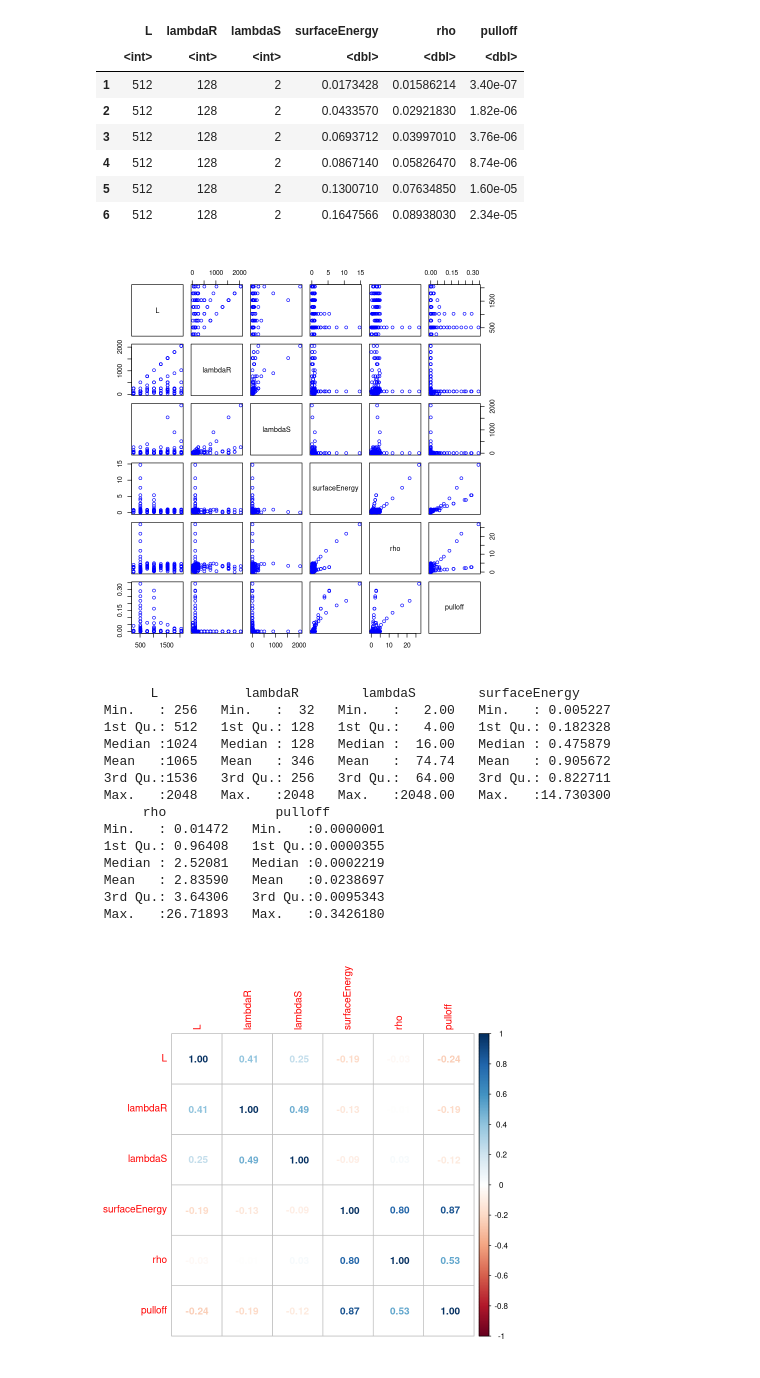
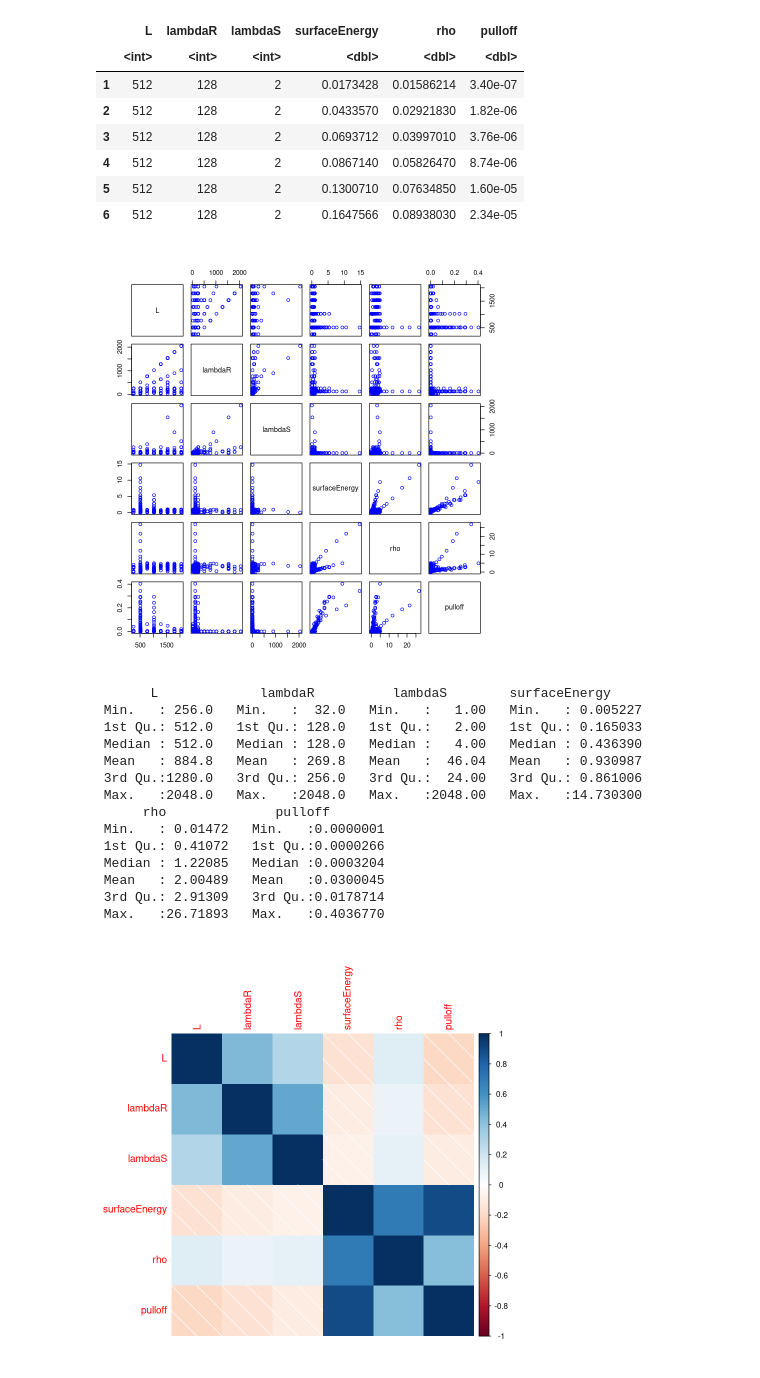
Before and after one commit to Marc-Honecker/CSMP-Project, a Jupyter notebook: src/model/RoughContact/R_RoughContact.ipynb, the cells around one changed output. Cells and saved outputs as stored; diff of their text form; code cells hidden in the pictures.

```diff
--- a/src/model/RoughContact/R_RoughContact.ipynb
+++ b/src/model/RoughContact/R_RoughContact.ipynb
@@ -8,7 +8,10 @@ library(tree)
 # %% [output]
 corrplot 0.92 loaded
 # %%
-roughContact <- read.csv('../../../data/RoughContact/newPulloffJan28th.csv', header = TRUE,  sep = ';')[, -1]
+roughContact1 <- read.csv('../../../data/RoughContact/newPulloffJan28th.csv', header = TRUE,  sep = ';')[, -1]
+roughContact2 <- read.csv('../../../data/RoughContact/pulloff4AIlabelled.csv', header = TRUE,  sep = ',')[, -1]
+
+roughContact <- rbind(roughContact1, roughContact2)
 
 head(roughContact)
 # %% [output]
@@ -24,30 +27,30 @@ A data.frame: 6 × 6
 # %%
 pairs(~ L + lambdaR + lambdaS + surfaceEnergy + rho + pulloff, data = roughContact, col = 'blue')
 # %% [output]
-[figure, old version]
+[figure, new version]
 # %%
 summary(roughContact)
 # %% [output]
-       L           lambdaR        lambdaS        surfaceEnergy
- Min.   : 256   Min.   :  32   Min.   :   2.00   Min.   : 0.005227
- 1st Qu.: 512   1st Qu.: 128   1st Qu.:   4.00   1st Qu.: 0.182328
- Median :1024   Median : 128   Median :  16.00   Median : 0.475879
- Mean   :1065   Mean   : 346   Mean   :  74.74   Mean   : 0.905672
- 3rd Qu.:1536   3rd Qu.: 256   3rd Qu.:  64.00   3rd Qu.: 0.822711
- Max.   :2048   Max.   :2048   Max.   :2048.00   Max.   :14.730300
+       L             lambdaR          lambdaS        surfaceEnergy
+ Min.   : 256.0   Min.   :  32.0   Min.   :   1.00   Min.   : 0.005227
+ 1st Qu.: 512.0   1st Qu.: 128.0   1st Qu.:   2.00   1st Qu.: 0.165033
+ Median : 512.0   Median : 128.0   Median :   4.00   Median : 0.436390
+ Mean   : 884.8   Mean   : 269.8   Mean   :  46.04   Mean   : 0.930987
+ 3rd Qu.:1280.0   3rd Qu.: 256.0   3rd Qu.:  24.00   3rd Qu.: 0.861006
+ Max.   :2048.0   Max.   :2048.0   Max.   :2048.00   Max.   :14.730300
       rho              pulloff
  Min.   : 0.01472   Min.   :0.0000001
- 1st Qu.: 0.96408   1st Qu.:0.0000355
- Median : 2.52081   Median :0.0002219
- Mean   : 2.83590   Mean   :0.0238697
- 3rd Qu.: 3.64306   3rd Qu.:0.0095343
- Max.   :26.71893   Max.   :0.3426180
+ 1st Qu.: 0.41072   1st Qu.:0.0000266
+ Median : 1.22085   Median :0.0003204
+ Mean   : 2.00489   Mean   :0.0300045
+ 3rd Qu.: 2.91309   3rd Qu.:0.0178714
+ Max.   :26.71893   Max.   :0.4036770
 # %%
 roughContact.cor <- cor(roughContact)
 
-corrplot(roughContact.cor, method='number')
+corrplot(roughContact.cor, method='shade')
 # %% [output]
-[figure, old version]
+[figure, new version]
 # %%
 set.seed(1)
 
```
Also changed, not shown: parts of 7 cells of this notebook, 2 other files.
